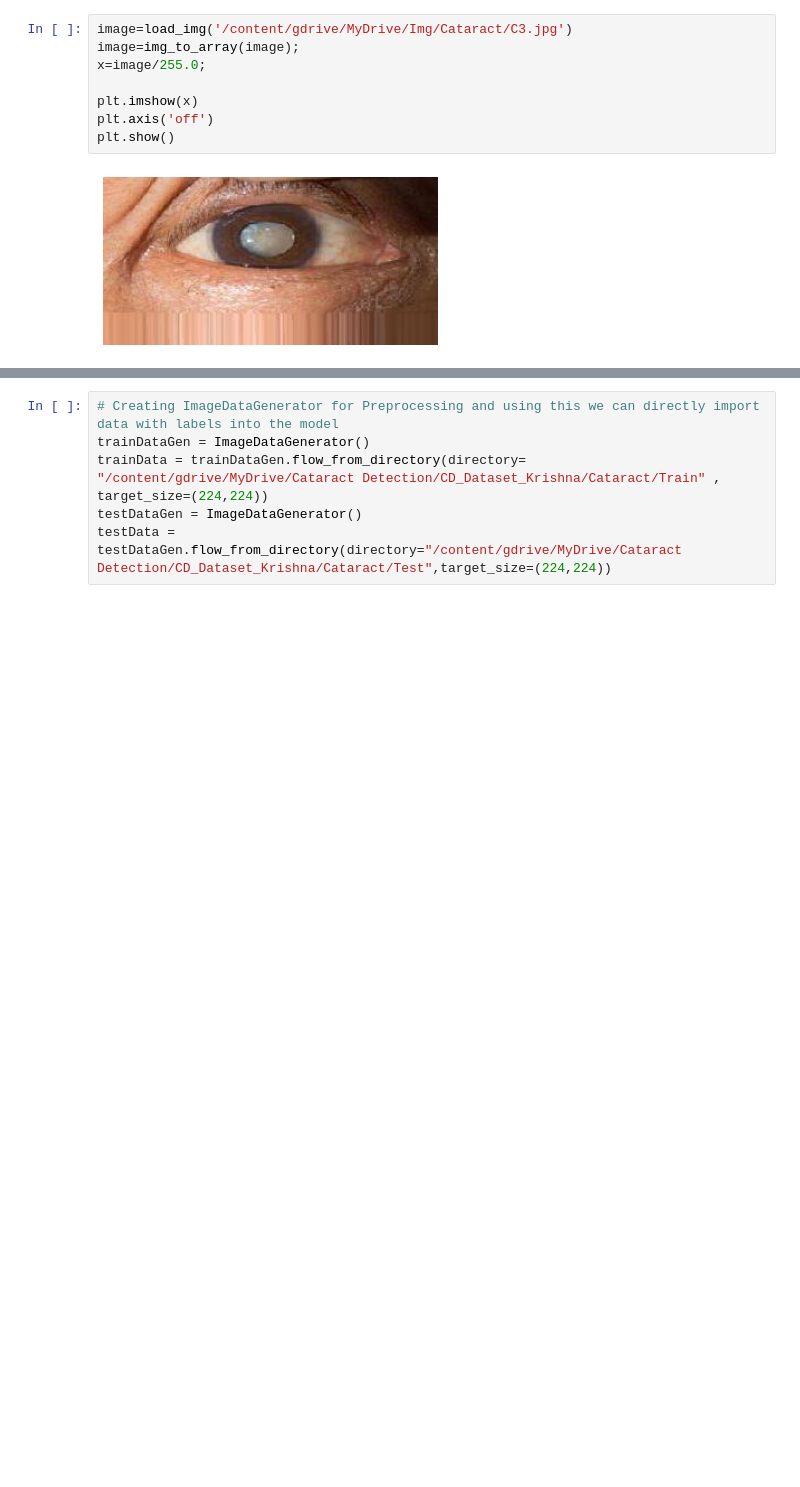
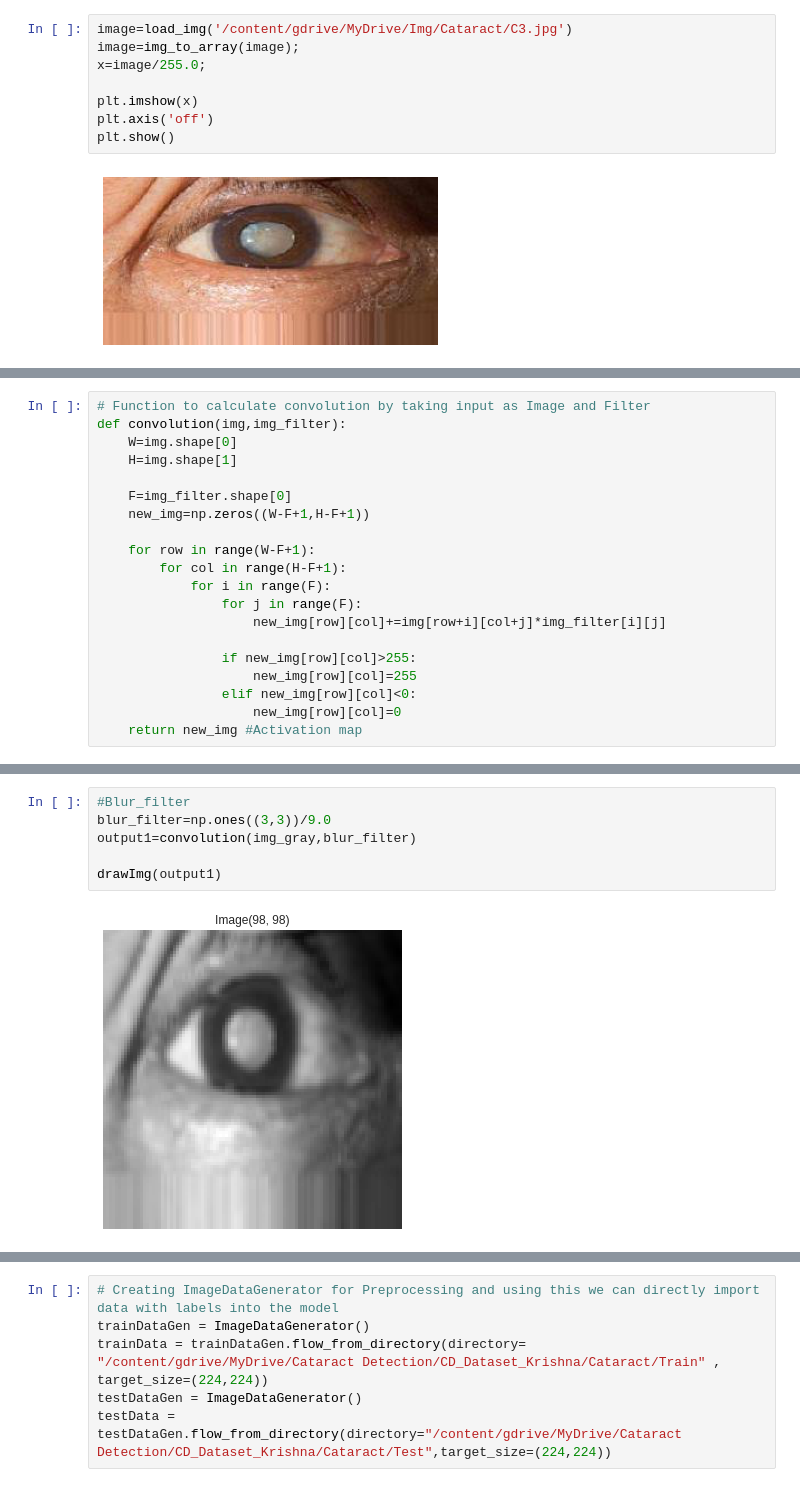
Before and after one commit to learner0408/Cataract-Detection, a Jupyter notebook: CD_Modelling.ipynb, the cells around one changed output, grey strips where cells are left out. Cells and saved outputs as stored; diff of their text form; blank space fills up the shorter version.

```diff
--- a/CD_Modelling.ipynb
+++ b/CD_Modelling.ipynb
@@ -192,0 +209,20 @@ plt.show()
+# %%
+# Function to calculate convolution by taking input as Image and Filter
+def convolution(img,img_filter):
+	W=img.shape[0]
+	H=img.shape[1]
+
+	F=img_filter.shape[0]
+	new_img=np.zeros((W-F+1,H-F+1))
+
+	for row in range(W-F+1):
+		for col in range(H-F+1):
+			for i in range(F):
+				for j in range(F):
+					new_img[row][col]+=img[row+i][col+j]*img_filter[i][j]
+
+				if new_img[row][col]>255:
+					new_img[row][col]=255
+				elif new_img[row][col]<0:
+					new_img[row][col]=0
+	return new_img #Activation map
@@ -192,0 +243,8 @@ plt.show()
+# %%
+#Blur_filter
+blur_filter=np.ones((3,3))/9.0
+output1=convolution(img_gray,blur_filter)
+
+drawImg(output1)
+# %% [output]
+[figure, added]
```
Also changed, not shown: parts of 34 cells of this notebook.
